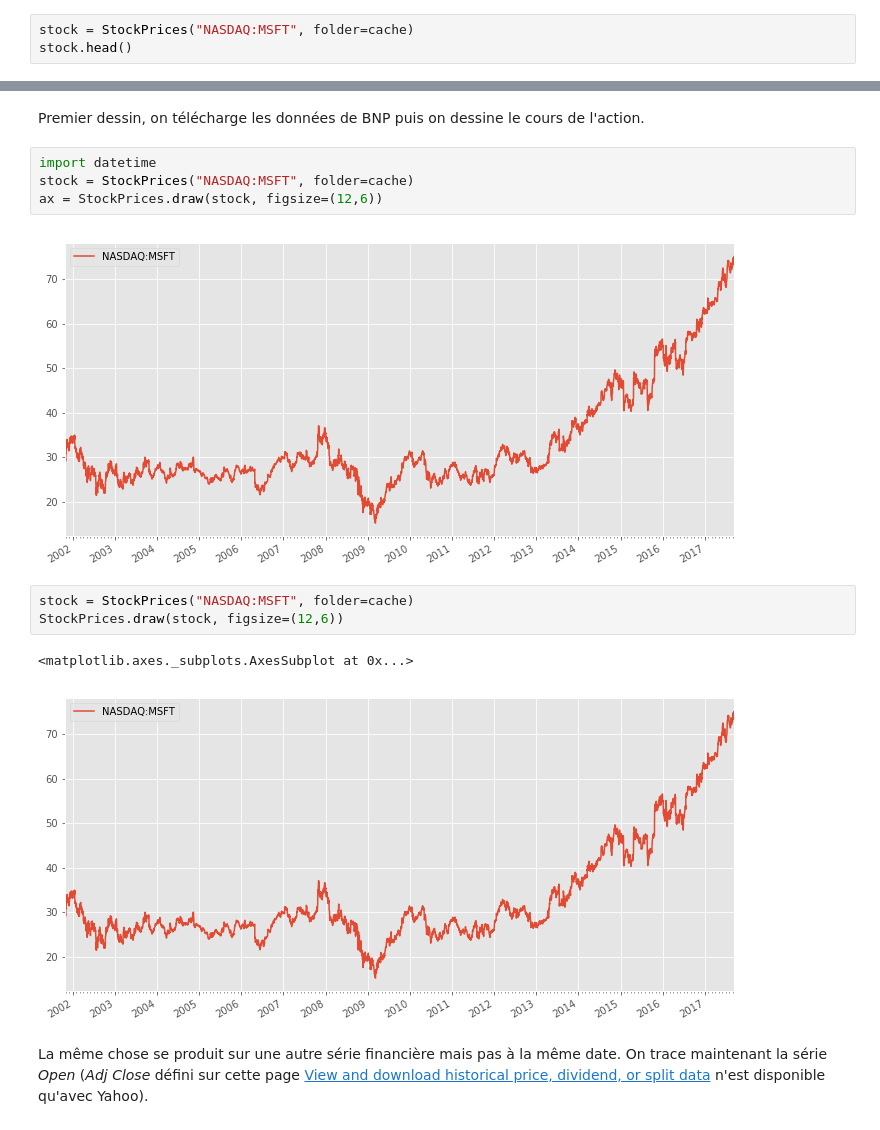
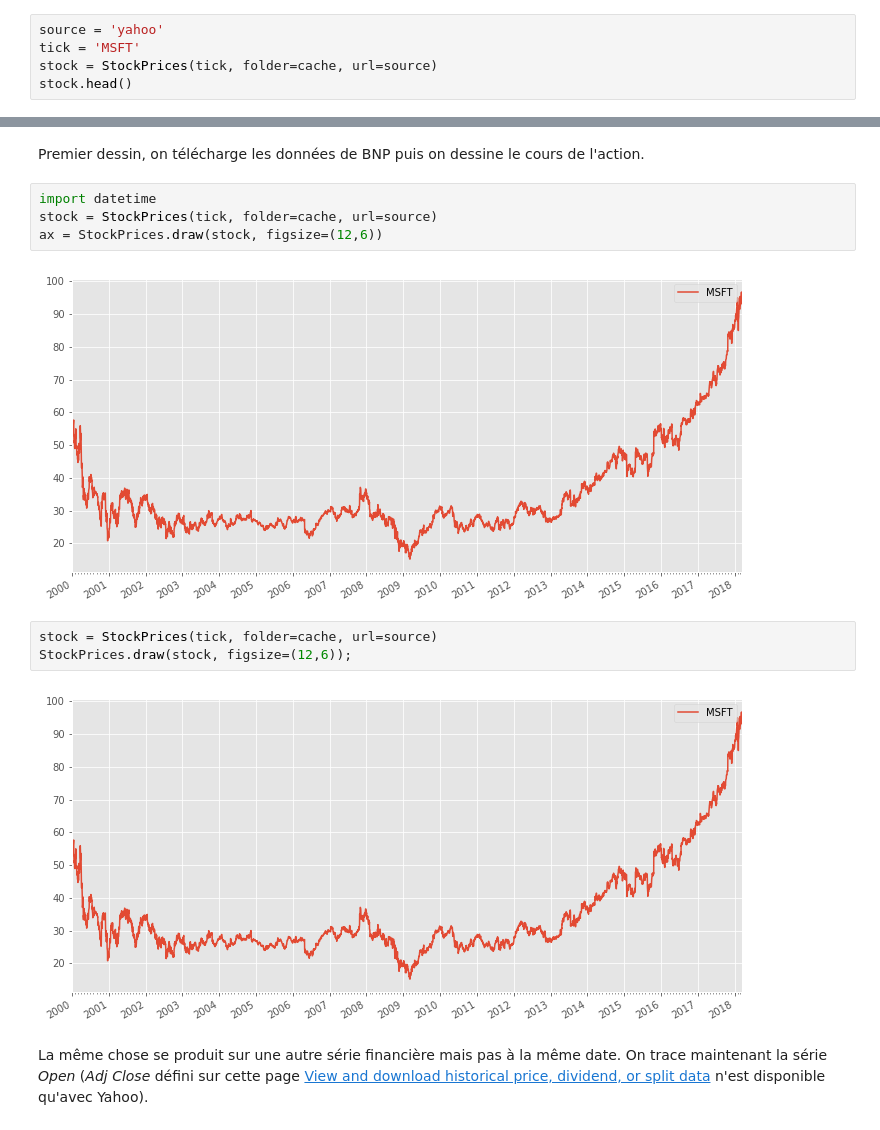
Before and after one commit to sdpython/pyensae, a Jupyter notebook: _doc/notebooks/pyensae_StockPrices.ipynb, the cells around one changed output, grey strips where cells are left out. Saved outputs shown, nothing was run; the diff lists cells and outputs as text.

```diff
--- a/_doc/notebooks/pyensae_StockPrices.ipynb
+++ b/_doc/notebooks/pyensae_StockPrices.ipynb
@@ -29,4 +27,6 @@ Le plus est d'utiliser le tick de la série financière utilisé par le site <a
 # %%
-stock = StockPrices("NASDAQ:MSFT", folder=cache)
+source = 'yahoo'
+tick = 'MSFT'
+stock = StockPrices(tick, folder=cache, url=source)
 stock.head()
 # %% [output]
@@ -74,16 +74,15 @@ stock.head()
 Premier dessin, on télécharge les données de BNP puis on dessine le cours de l'action.
 # %%
 import datetime
-stock = StockPrices("NASDAQ:MSFT", folder=cache)
+stock = StockPrices(tick, folder=cache, url=source)
 ax = StockPrices.draw(stock, figsize=(12,6))
 # %% [output]
-[figure, old version]
+[figure, new version]
 # %%
-stock = StockPrices("NASDAQ:MSFT", folder=cache)
-StockPrices.draw(stock, figsize=(12,6))
+stock = StockPrices(tick, folder=cache, url=source)
+StockPrices.draw(stock, figsize=(12,6));
 # %% [output]
-<matplotlib.axes._subplots.AxesSubplot at 0x...>
-[figure, old version]
+[figure, new version]
 # %% [markdown]
 La même chose se produit sur une autre série financière mais pas à la même date. On trace maintenant la série *Open* (*Adj Close* défini
 sur cette page [View and download historical price, dividend, or split data](https://help.yahoo.com/kb/finance/historical-prices-sln2311.html?impressions=true) n'est disponible qu'avec Yahoo).
```
Also changed, not shown: parts of 18 cells of this notebook, 5 other files.
